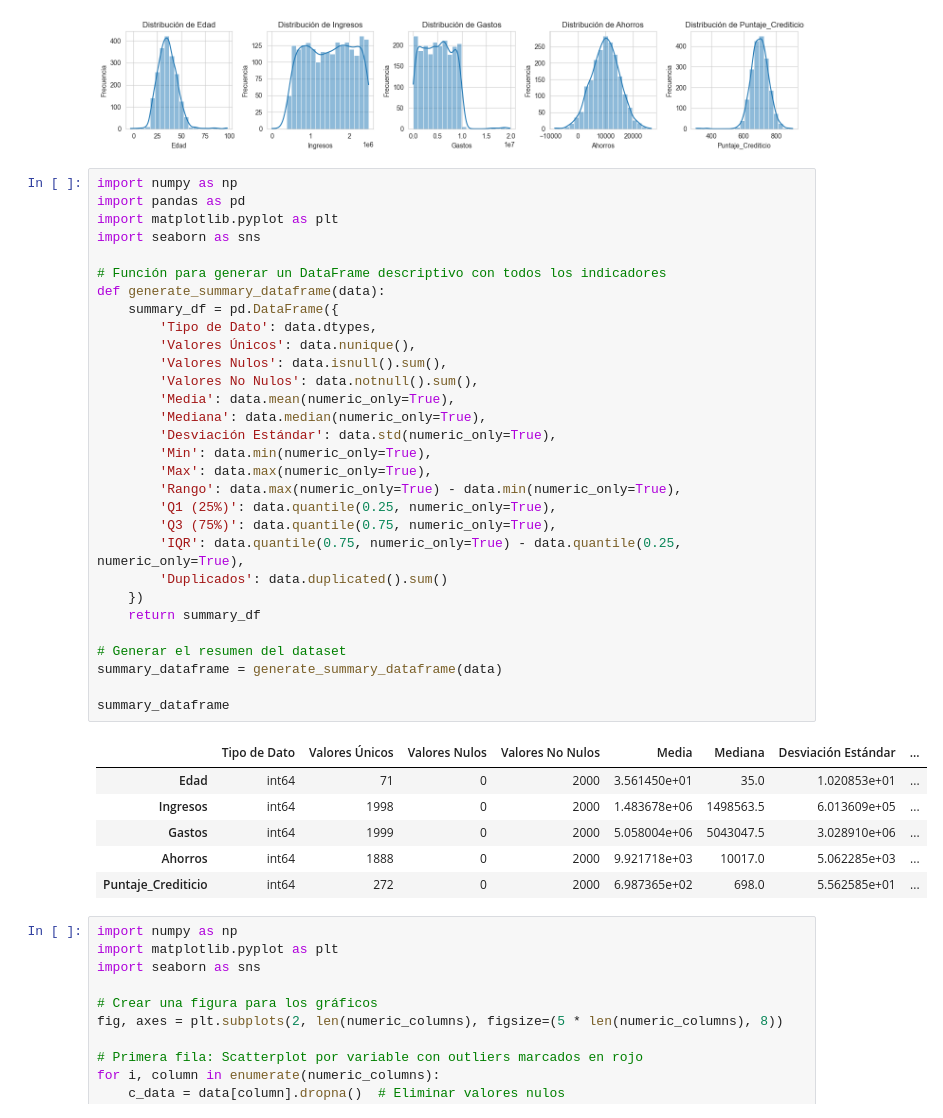
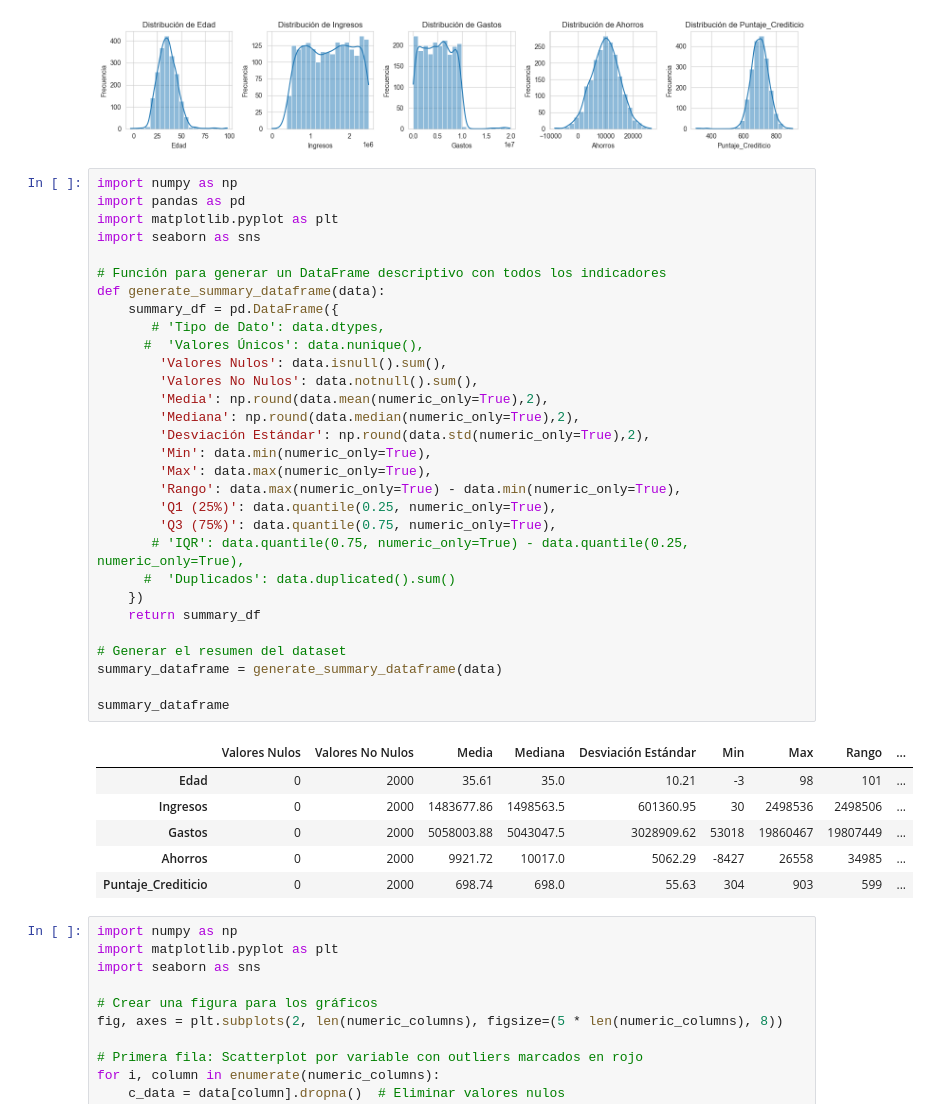
Before and after one commit to sightes/2025_Advance_Models_UBO, a Jupyter notebook: Actividad_Final_Valores_Extremos/explore.ipynb, the cells around one changed output. Saved outputs shown, nothing was run; the diff lists cells and outputs as text.

```diff
--- a/Actividad_Final_Valores_Extremos/explore.ipynb
+++ b/Actividad_Final_Valores_Extremos/explore.ipynb
@@ -92,40 +70,40 @@ plt.show()
 # %%
 import numpy as np
 import pandas as pd
 import matplotlib.pyplot as plt
 import seaborn as sns
 
 # Función para generar un DataFrame descriptivo con todos los indicadores
 def generate_summary_dataframe(data):
     summary_df = pd.DataFrame({
-        'Tipo de Dato': data.dtypes,
-        'Valores Únicos': data.nunique(),
+       # 'Tipo de Dato': data.dtypes,
+      #  'Valores Únicos': data.nunique(),
         'Valores Nulos': data.isnull().sum(),
         'Valores No Nulos': data.notnull().sum(),
-        'Media': data.mean(numeric_only=True),
-        'Mediana': data.median(numeric_only=True),
-        'Desviación Estándar': data.std(numeric_only=True),
+        'Media': np.round(data.mean(numeric_only=True),2),
+        'Mediana': np.round(data.median(numeric_only=True),2),
+        'Desviación Estándar': np.round(data.std(numeric_only=True),2),
         'Min': data.min(numeric_only=True),
         'Max': data.max(numeric_only=True),
         'Rango': data.max(numeric_only=True) - data.min(numeric_only=True),
         'Q1 (25%)': data.quantile(0.25, numeric_only=True),
         'Q3 (75%)': data.quantile(0.75, numeric_only=True),
-        'IQR': data.quantile(0.75, numeric_only=True) - data.quantile(0.25, numeric_only=True),
-        'Duplicados': data.duplicated().sum()
+       # 'IQR': data.quantile(0.75, numeric_only=True) - data.quantile(0.25, numeric_only=True),
+      #  'Duplicados': data.duplicated().sum()
     })
     return summary_df
 
 # Generar el resumen del dataset
 summary_dataframe = generate_summary_dataframe(data)
 
 summary_dataframe
 # %% [output]
-|  | Tipo de Dato | Valores Únicos | Valores Nulos | Valores No Nulos | Media | Mediana | Desviación Estándar | ... |
-| Edad | int64 | 71 | 0 | 2000 | 3.561450e+01 | 35.0 | 1.020853e+01 | ... |
-| Ingresos | int64 | 1998 | 0 | 2000 | 1.483678e+06 | 1498563.5 | 6.013609e+05 | ... |
-| Gastos | int64 | 1999 | 0 | 2000 | 5.058004e+06 | 5043047.5 | 3.028910e+06 | ... |
-| Ahorros | int64 | 1888 | 0 | 2000 | 9.921718e+03 | 10017.0 | 5.062285e+03 | ... |
-| Puntaje_Crediticio | int64 | 272 | 0 | 2000 | 6.987365e+02 | 698.0 | 5.562585e+01 | ... |
+|  | Valores Nulos | Valores No Nulos | Media | Mediana | Desviación Estándar | Min | Max | Rango | ... |
+| Edad | 0 | 2000 | 35.61 | 35.0 | 10.21 | -3 | 98 | 101 | ... |
+| Ingresos | 0 | 2000 | 1483677.86 | 1498563.5 | 601360.95 | 30 | 2498536 | 2498506 | ... |
+| Gastos | 0 | 2000 | 5058003.88 | 5043047.5 | 3028909.62 | 53018 | 19860467 | 19807449 | ... |
+| Ahorros | 0 | 2000 | 9921.72 | 10017.0 | 5062.29 | -8427 | 26558 | 34985 | ... |
+| Puntaje_Crediticio | 0 | 2000 | 698.74 | 698.0 | 55.63 | 304 | 903 | 599 | ... |
 # %%
 import numpy as np
 import matplotlib.pyplot as plt
```
Also changed, not shown: parts of 5 cells of this notebook, 1 other file.
